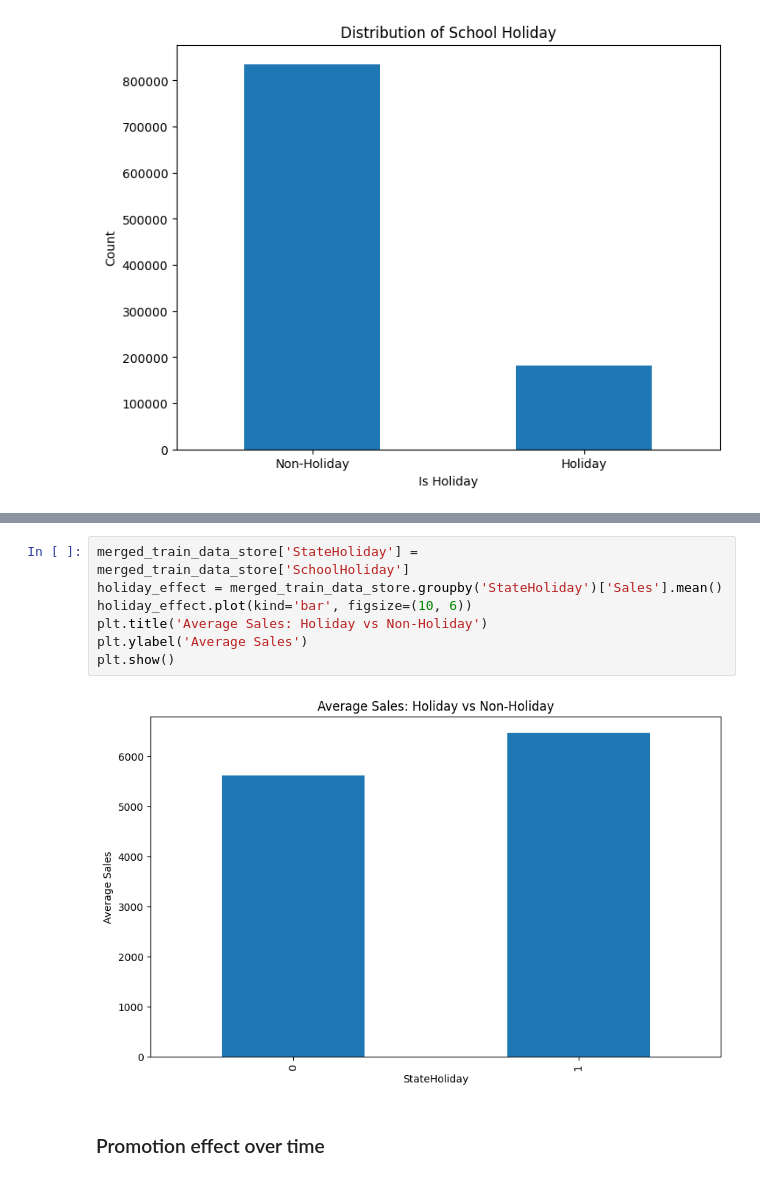
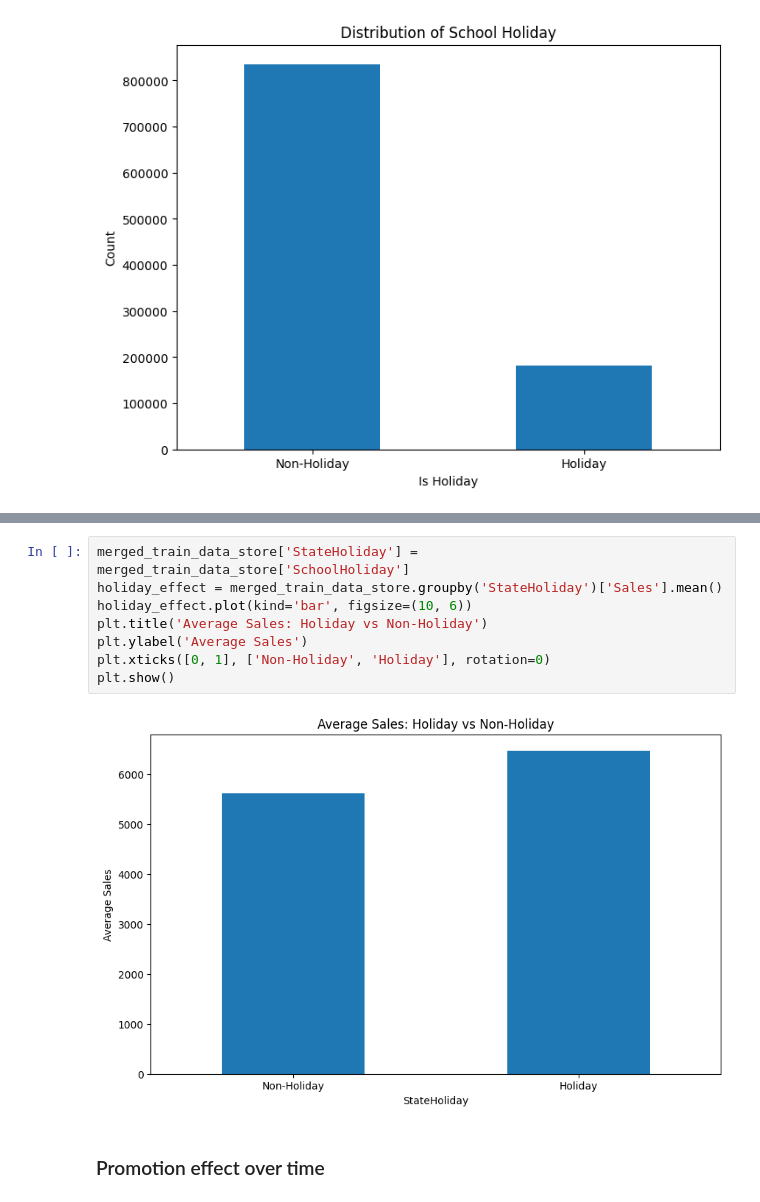
Before and after one commit to GuleWako/10Acadamey-week-4-Pharmaceuticals-finance-data-Analysis, a Jupyter notebook: notebooks/exploratory_analysis_for_forecast.ipynb, the cells around one changed output, grey strips where cells are left out. Cells and saved outputs as stored; diff of their text form.

```diff
--- a/notebooks/exploratory_analysis_for_forecast.ipynb
+++ b/notebooks/exploratory_analysis_for_forecast.ipynb
@@ -761,12 +747,13 @@ plt.show()
 # %%
 merged_train_data_store['StateHoliday'] = merged_train_data_store['SchoolHoliday']
 holiday_effect = merged_train_data_store.groupby('StateHoliday')['Sales'].mean()
 holiday_effect.plot(kind='bar', figsize=(10, 6))
 plt.title('Average Sales: Holiday vs Non-Holiday')
 plt.ylabel('Average Sales')
+plt.xticks([0, 1], ['Non-Holiday', 'Holiday'], rotation=0)
 plt.show()
 # %% [output]
-[figure, old version]
+[figure, new version]
 # %% [markdown]
 ### Promotion effect over time
 # %%
```
Also changed, not shown: parts of 33 cells of this notebook, 3 other files.
